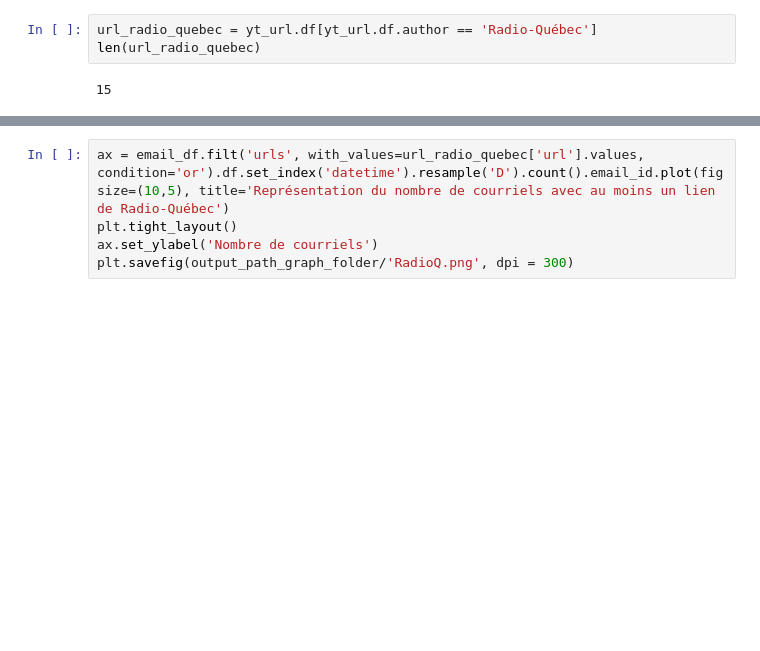
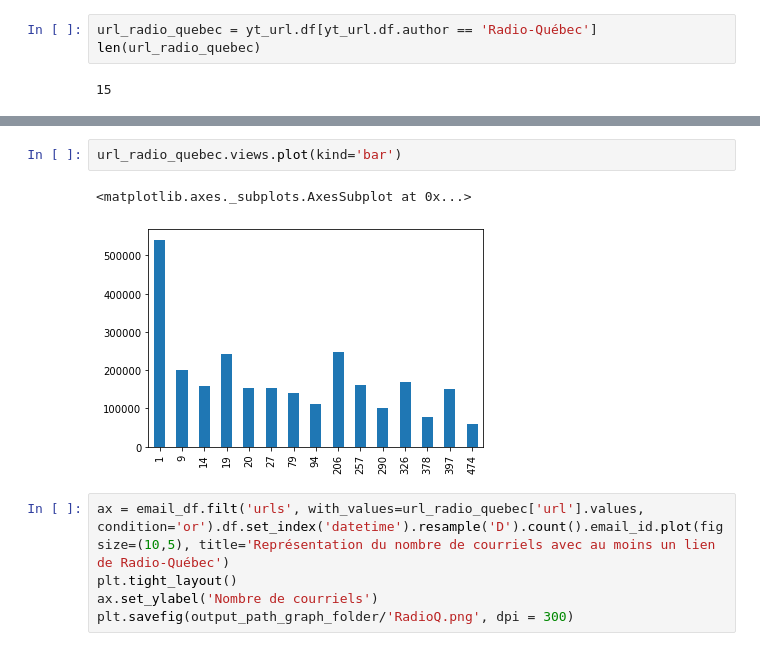
Before and after one commit to jaytouz/pyMboxAnalyser, a Jupyter notebook: notebook/3 - Analyses spécifiques.ipynb, the cells around one changed output, grey strips where cells are left out. Drawn from its saved outputs; the diff is of its cells as text; blank space fills up the shorter version.

Commit message:
removed email print in notebook and new graph

```diff
--- a/notebook/3 - Analyses spécifiques.ipynb
+++ b/notebook/3 - Analyses spécifiques.ipynb
@@ -754,3 +749,8 @@ url_radio_quebec
+# %%
+url_radio_quebec.views.plot(kind='bar')
+# %% [output]
+<matplotlib.axes._subplots.AxesSubplot at 0x...>
+[figure, added]
 # %%
 ax = email_df.filt('urls', with_values=url_radio_quebec['url'].values, condition='or').df.set_index('datetime').resample('D').count().email_id.plot(figsize=(10,5), title='Représentation du nombre de courriels avec au moins un lien de Radio-Québec')
 plt.tight_layout()
```
Also changed, not shown: parts of 33 cells of this notebook, 4 other files.
